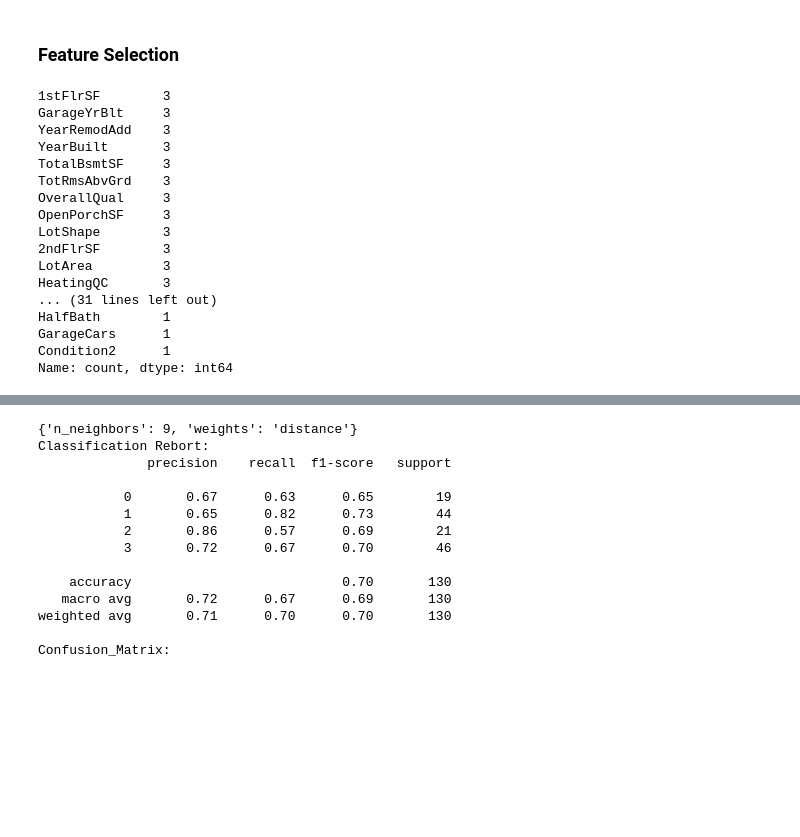
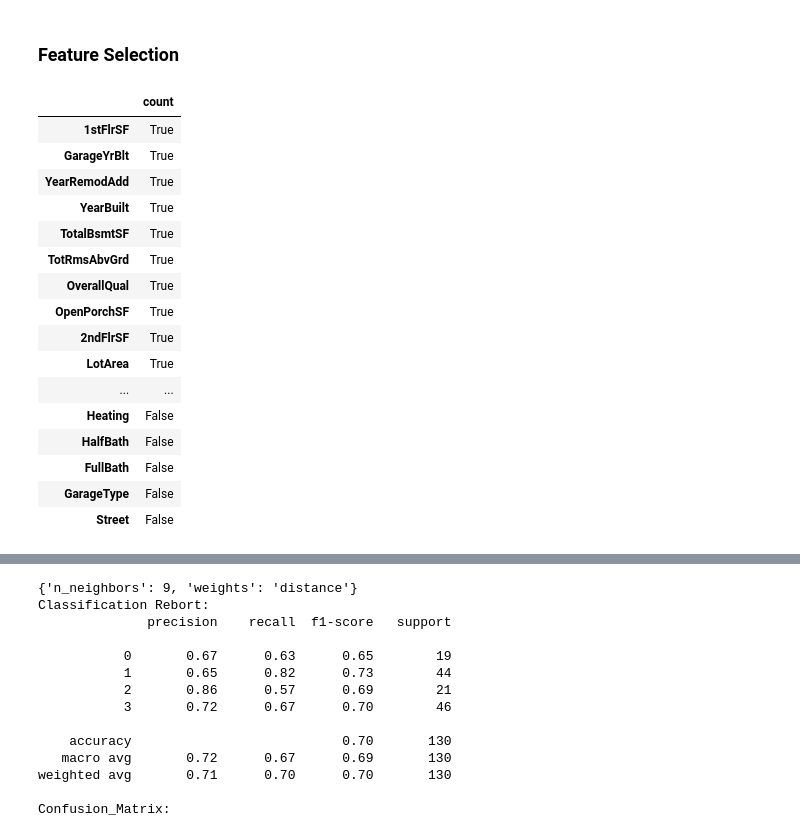
Before and after one commit to yousefmrashad/housing-classification, a Jupyter notebook: housing_prices_classification.ipynb, the cells around one changed output, grey strips where cells are left out. Saved outputs shown, nothing was run; the diff lists cells and outputs as text; code cells hidden in the pictures; blank space fills up the shorter version.

```diff
--- a/housing_prices_classification.ipynb
+++ b/housing_prices_classification.ipynb
@@ -290,29 +290,29 @@ x_etc = etc_sel.transform(x)
 # RandomForest
 from sklearn.ensemble import RandomForestClassifier
 rfc = RandomForestClassifier(n_estimators=50).fit(x, y)
-rfc_sel = SelectFromModel(etc, prefit=True)
+rfc_sel = SelectFromModel(rfc, prefit=True)
 x_rfc = rfc_sel.transform(x)
 # %%
 selected_features = pd.Series(np.concatenate((f_sel.get_feature_names_out(features),
                                     etc_sel.get_feature_names_out(features),
                                     rfc_sel.get_feature_names_out(features))))
-# %%
-selected_features.value_counts()
-# %% [output]
-1stFlrSF        3
-GarageYrBlt     3
-YearRemodAdd    3
-YearBuilt       3
-TotalBsmtSF     3
-TotRmsAbvGrd    3
-OverallQual     3
-OpenPorchSF     3
-LotShape        3
-2ndFlrSF        3
-LotArea         3
-HeatingQC       3
-... (31 lines left out)
-HalfBath        1
-GarageCars      1
-Condition2      1
-Name: count, dtype: int64
+# %%
+pd.DataFrame(selected_features.value_counts() == 3)
+# %% [output]
+|  | count |
+| 1stFlrSF | True |
+| GarageYrBlt | True |
+| YearRemodAdd | True |
+| YearBuilt | True |
+| TotalBsmtSF | True |
+| TotRmsAbvGrd | True |
+| OverallQual | True |
+| OpenPorchSF | True |
+| 2ndFlrSF | True |
+| LotArea | True |
+| ... | ... |
+| Heating | False |
+| HalfBath | False |
+| FullBath | False |
+| GarageType | False |
+| Street | False |
```
Also changed, not shown: parts of 4 cells of this notebook.
